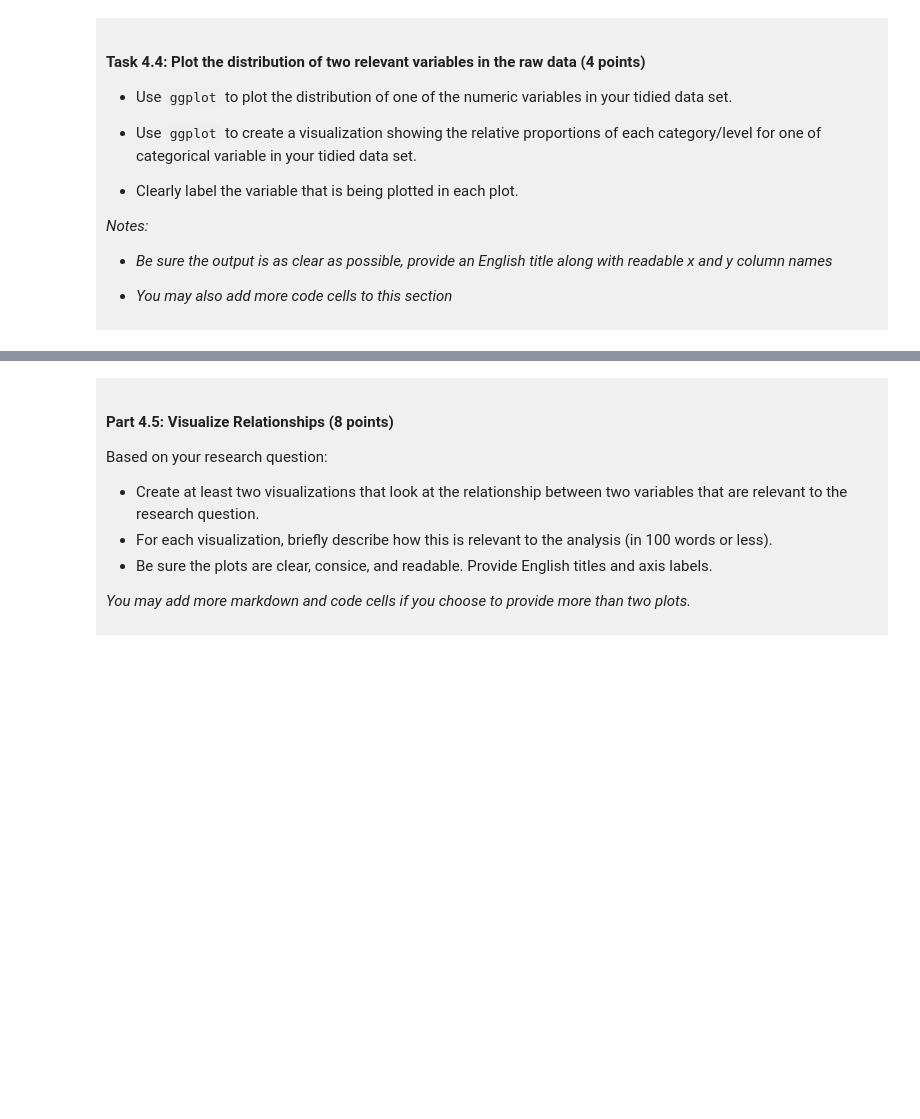
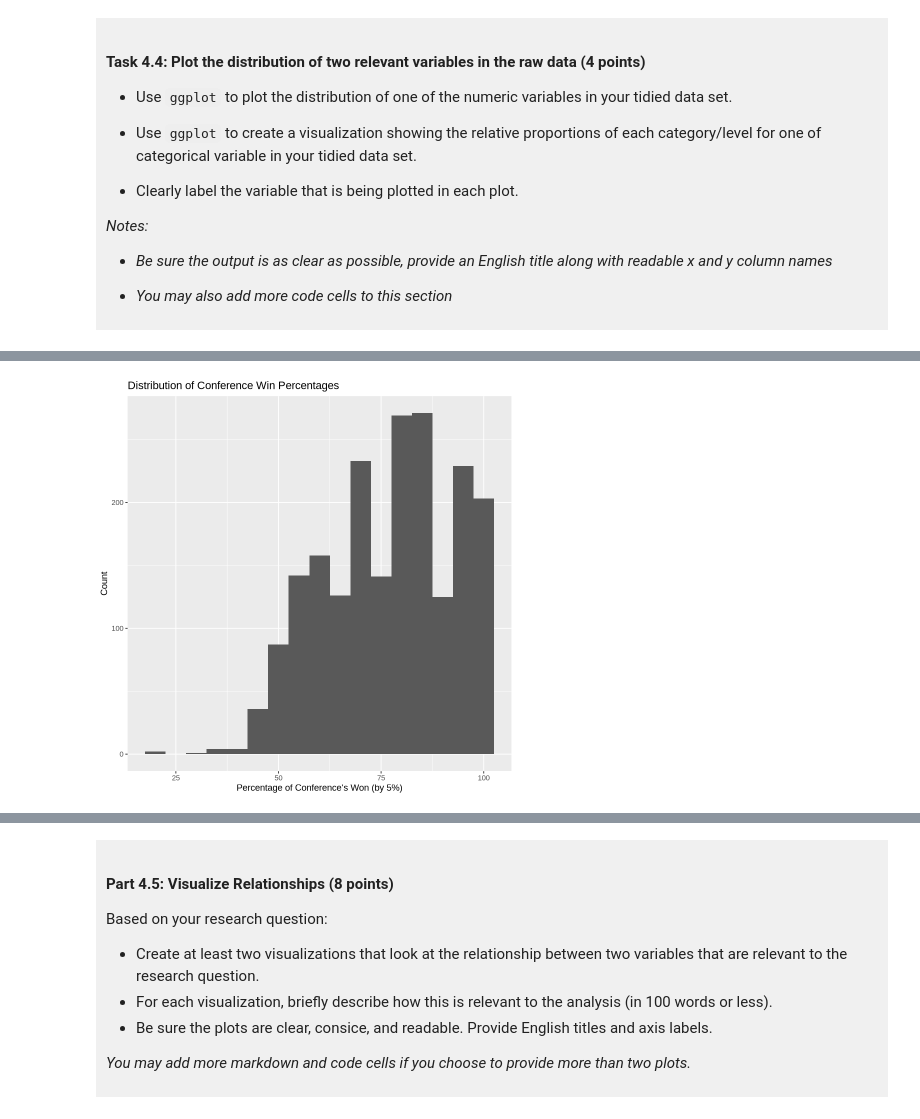
Before and after one commit to Sami-ProfessionalAccount/DSCI-100-Project-Samantha-Deschere, a Jupyter notebook: dsci-100-project-notebook.ipynb, the cells around one changed output, grey strips where cells are left out. Saved outputs shown, nothing was run; the diff lists cells and outputs as text; code cells hidden in the pictures; blank space fills up the shorter version.

```diff
--- a/dsci-100-project-notebook.ipynb
+++ b/dsci-100-project-notebook.ipynb
@@ -301,4 +349,7 @@ You will refine your research question (if needed) and produce a tidy data set.
 
 </div>
 # %%
-### EDIT THIS CODE CELL FOR PLOT 1 ###
+Dist_conf_wins <- ggplot(use_data, aes(x=conf_wins_pct)) + geom_histogram(binwidth=5) +
+labs(x="Percentage of Conference's Won (by 5%)", y="Count", title="Distribution of Conference Win Percentages")
+Dist_conf_wins
+# %% [output]
@@ -305 +358,2 @@ You will refine your research question (if needed) and produce a tidy data set.
+[figure, added]
 # %%
```
Also changed, not shown: parts of 13 cells of this notebook.
